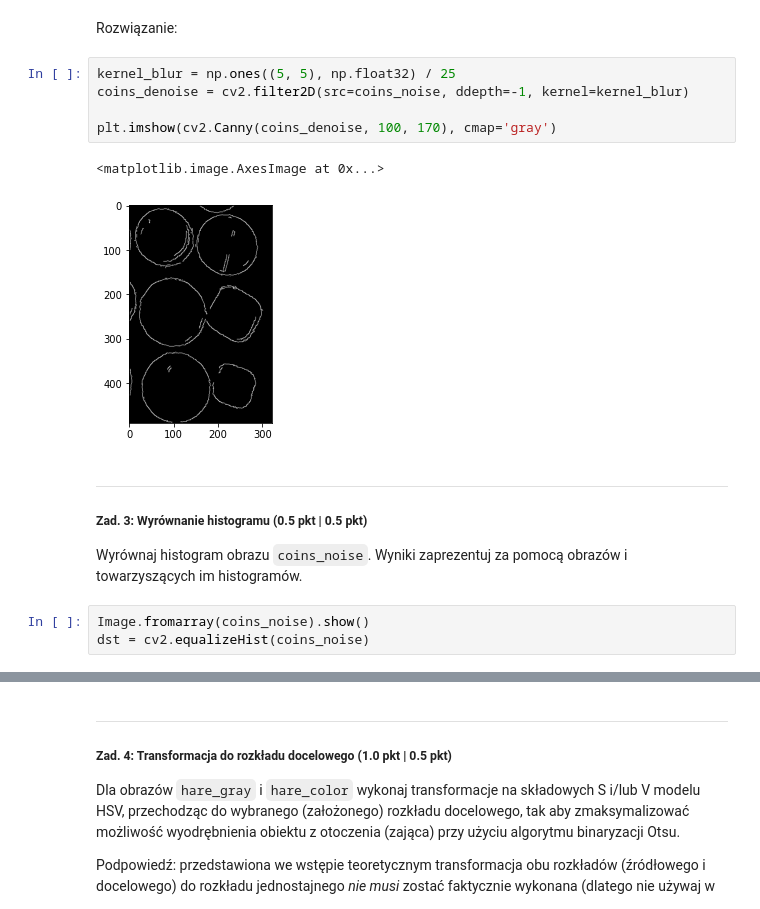
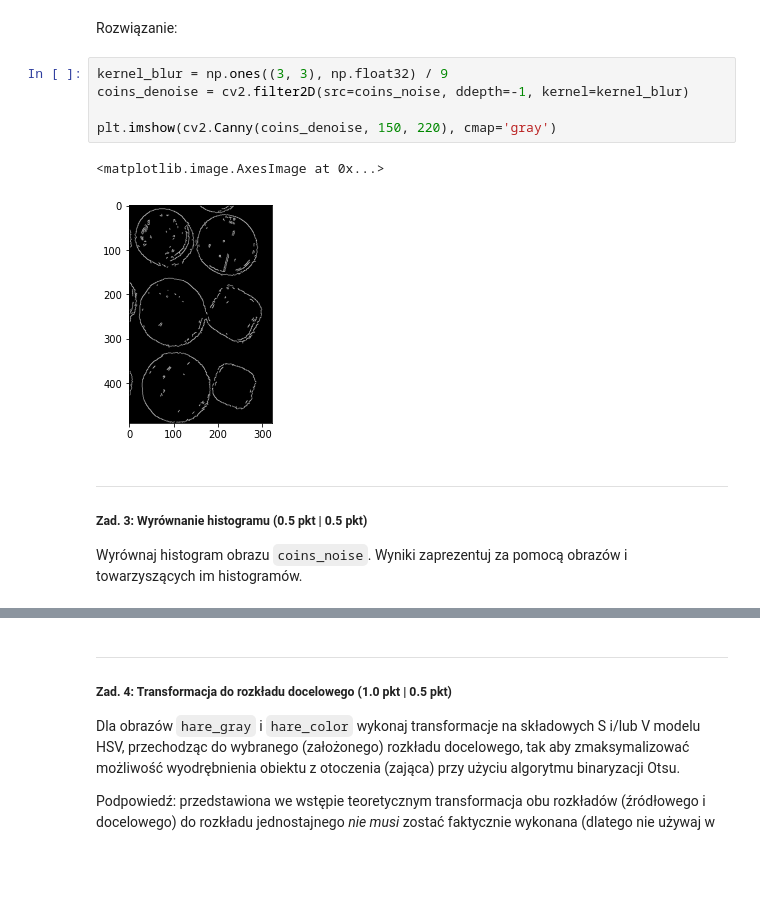
Before and after one commit to ProtossLuigi/studia-mag, a Jupyter notebook: analiza_i_przetwarzanie_obrazow/lab3/Lab3_zadanie.ipynb, the cells around one changed output, grey strips where cells are left out. Cells and saved outputs as stored; diff of their text form; blank space fills up the shorter version.

```diff
--- a/analiza_i_przetwarzanie_obrazow/lab3/Lab3_zadanie.ipynb
+++ b/analiza_i_przetwarzanie_obrazow/lab3/Lab3_zadanie.ipynb
@@ -38,19 +45,16 @@ Image.fromarray(coins_noise)
 # %% [markdown]
 Rozwiązanie:
 # %%
-kernel_blur = np.ones((5, 5), np.float32) / 25
+kernel_blur = np.ones((3, 3), np.float32) / 9
 coins_denoise = cv2.filter2D(src=coins_noise, ddepth=-1, kernel=kernel_blur)
 
-plt.imshow(cv2.Canny(coins_denoise, 100, 170), cmap='gray')
+plt.imshow(cv2.Canny(coins_denoise, 150, 220), cmap='gray')
 # %% [output]
 <matplotlib.image.AxesImage at 0x...>
-[figure, old version]
+[figure, new version]
 # %% [markdown]
 ---
 
 ##### Zad. 3: Wyrównanie histogramu (0.5 pkt | 0.5 pkt)
 
 Wyrównaj histogram obrazu `coins_noise`. Wyniki zaprezentuj za pomocą obrazów i towarzyszących im histogramów.
-# %%
-Image.fromarray(coins_noise).show()
-dst = cv2.equalizeHist(coins_noise)
```
Also changed, not shown: parts of 6 cells of this notebook.
